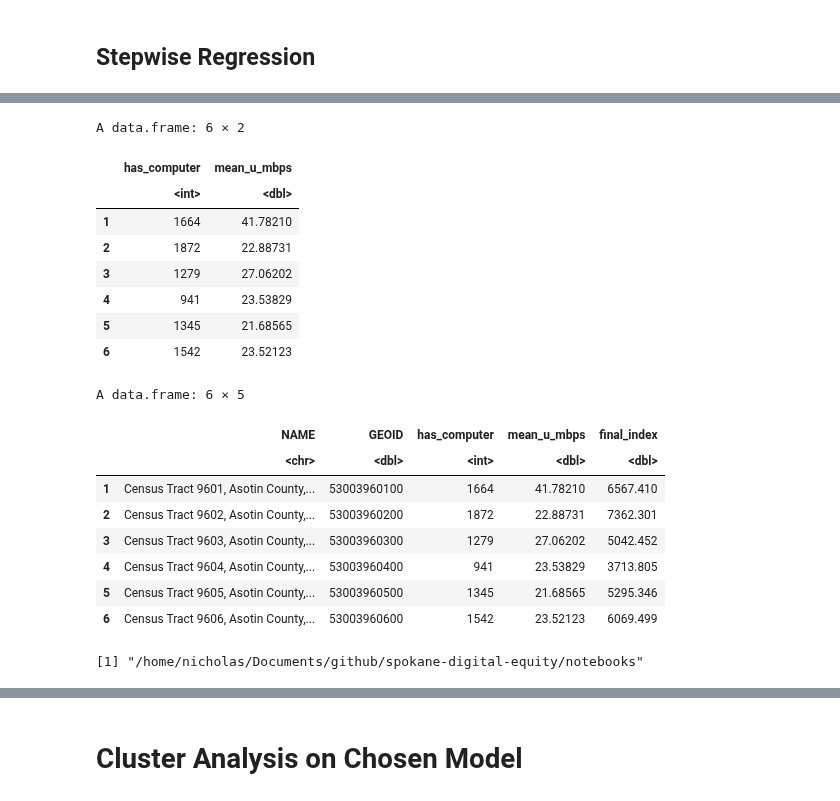
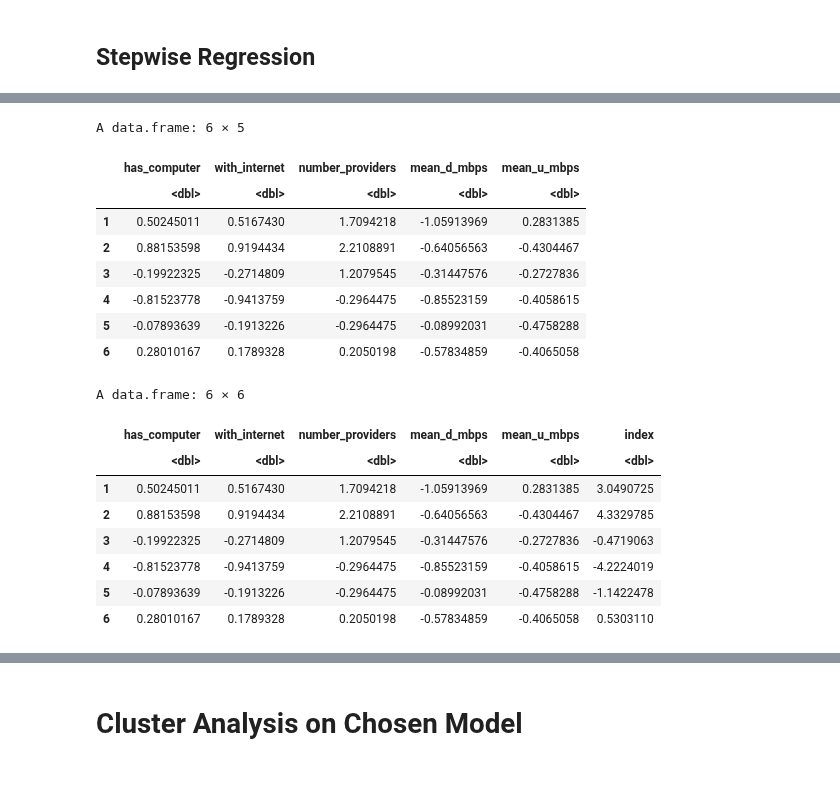
Before and after one commit to nicholasptran/eastern-washington-digital-equity, a Jupyter notebook: notebooks/pca_method2.ipynb, the cells around one changed output, grey strips where cells are left out. Drawn from its saved outputs; the diff is of its cells as text; code cells hidden in the pictures.

```diff
--- a/notebooks/pca_method2.ipynb
+++ b/notebooks/pca_method2.ipynb
@@ -1088,0 +908,11 @@ Coefficients:
+# %%
+model <- lm(
+    index_col3 ~
+        has_computer +
+        with_internet +
+        number_providers +
+        mean_d_mbps +
+        mean_u_mbps,
+    as.data.frame(scaled_data)
+)
+summary(model)
@@ -1089,5 +937,5 @@ Coefficients:
 # %%
-final_coefficients <- as.matrix(model3.2$coefficients)[2:3, ]
+final_coefficients <- as.matrix(model$coefficients)[-1,]
 as.list(final_coefficients)
 # %% [output]
 $has_computer
@@ -1098,35 +955,41 @@ $mean_u_mbps
 # %%
-final_vars <- clean_data %>% dplyr::select(has_computer, mean_u_mbps)
+final_vars <- scaled_data %>%
+    as.data.frame() %>%
+    dplyr::select(has_computer, with_internet, number_providers, mean_d_mbps, mean_u_mbps)
 head(final_vars)
 # %% [output]
-A data.frame: 6 × 2
+A data.frame: 6 × 5
-|  | has_computer | mean_u_mbps |
-|  | <int> | <dbl> |
-| 1 | 1664 | 41.78210 |
-| 2 | 1872 | 22.88731 |
-| 3 | 1279 | 27.06202 |
-| 4 | 941 | 23.53829 |
-| 5 | 1345 | 21.68565 |
-| 6 | 1542 | 23.52123 |
+|  | has_computer | with_internet | number_providers | mean_d_mbps | mean_u_mbps |
+|  | <dbl> | <dbl> | <dbl> | <dbl> | <dbl> |
+| 1 | 0.50245011 | 0.5167430 | 1.7094218 | -1.05913969 | 0.2831385 |
+| 2 | 0.88153598 | 0.9194434 | 2.2108891 | -0.64056563 | -0.4304467 |
+| 3 | -0.19922325 | -0.2714809 | 1.2079545 | -0.31447576 | -0.2727836 |
+| 4 | -0.81523778 | -0.9413759 | -0.2964475 | -0.85523159 | -0.4058615 |
+| 5 | -0.07893639 | -0.1913226 | -0.2964475 | -0.08992031 | -0.4758288 |
+| 6 | 0.28010167 | 0.1789328 | 0.2050198 | -0.57834859 | -0.4065058 |
 # %%
-final_index <- as.matrix(final_vars) %*% as.matrix(final_coefficients)
+final_index <- as.matrix(final_vars) %*% final_coefficients
 # %%
-final_data <- clean_data %>%
-    dplyr::select(NAME, GEOID, has_computer, mean_u_mbps) %>%
-    cbind(., final_index)
+final_data <- scaled_data %>%
+    as.data.frame() %>%
+    dplyr::select(
+        has_computer,
+        with_internet,
+        number_providers,
+        mean_d_mbps,
+        mean_u_mbps,
+    ) %>%
+    cbind(., final_index) %>%
+    rename(index = final_index)
 
 head(final_data)
 # %% [output]
-A data.frame: 6 × 5
+A data.frame: 6 × 6
-|  | NAME | GEOID | has_computer | mean_u_mbps | final_index |
-|  | <chr> | <dbl> | <int> | <dbl> | <dbl> |
-| 1 | Census Tract 9601, Asotin County,... | 53003960100 | 1664 | 41.78210 | 6567.410 |
-| 2 | Census Tract 9602, Asotin County,... | 53003960200 | 1872 | 22.88731 | 7362.301 |
-| 3 | Census Tract 9603, Asotin County,... | 53003960300 | 1279 | 27.06202 | 5042.452 |
-| 4 | Census Tract 9604, Asotin County,... | 53003960400 | 941 | 23.53829 | 3713.805 |
-| 5 | Census Tract 9605, Asotin County,... | 53003960500 | 1345 | 21.68565 | 5295.346 |
-| 6 | Census Tract 9606, Asotin County,... | 53003960600 | 1542 | 23.52123 | 6069.499 |
+|  | has_computer | with_internet | number_providers | mean_d_mbps | mean_u_mbps | index |
+|  | <dbl> | <dbl> | <dbl> | <dbl> | <dbl> | <dbl> |
+| 1 | 0.50245011 | 0.5167430 | 1.7094218 | -1.05913969 | 0.2831385 | 3.0490725 |
+| 2 | 0.88153598 | 0.9194434 | 2.2108891 | -0.64056563 | -0.4304467 | 4.3329785 |
+| 3 | -0.19922325 | -0.2714809 | 1.2079545 | -0.31447576 | -0.2727836 | -0.4719063 |
+| 4 | -0.81523778 | -0.9413759 | -0.2964475 | -0.85523159 | -0.4058615 | -4.2224019 |
+| 5 | -0.07893639 | -0.1913226 | -0.2964475 | -0.08992031 | -0.4758288 | -1.1422478 |
+| 6 | 0.28010167 | 0.1789328 | 0.2050198 | -0.57834859 | -0.4065058 | 0.5303110 |
-# %%
-getwd()
-# %% [output]
-[1] "/home/nicholas/Documents/github/spokane-digital-equity/notebooks"
```
Also changed, not shown: parts of 49 cells of this notebook, 14 other files.
